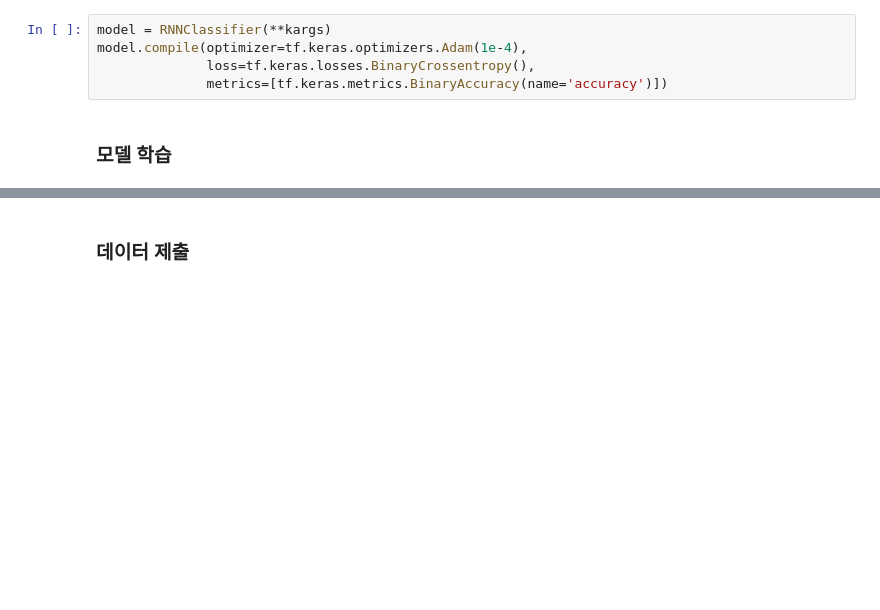
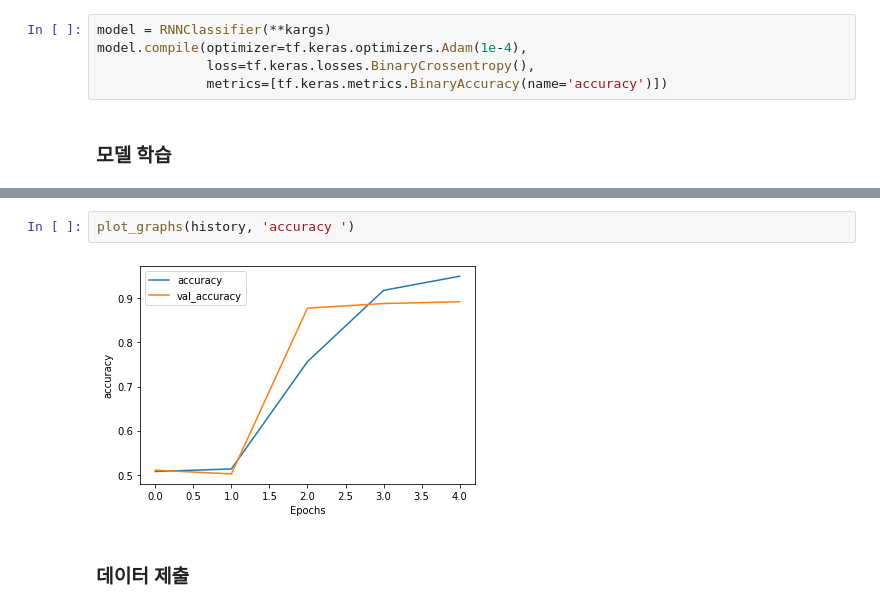
Before and after one commit to wiv33/A-Learning-python, a Jupyter notebook: machine-learning/_000_hello_machine/_001_books/_006_tf2_ml_nlp/_012_aclimdb_v1_탐색적_데이터_분석/_000_kaggle_movie_review/_002_kaggle_movie_review.ipynb, the cells around one changed output, grey strips where cells are left out. Cells and saved outputs as stored; diff of their text form; blank space fills up the shorter version.

```diff
--- a/machine-learning/_000_hello_machine/_001_books/_006_tf2_ml_nlp/_012_aclimdb_v1_탐색적_데이터_분석/_000_kaggle_movie_review/_002_kaggle_movie_review.ipynb
+++ b/machine-learning/_000_hello_machine/_001_books/_006_tf2_ml_nlp/_012_aclimdb_v1_탐색적_데이터_분석/_000_kaggle_movie_review/_002_kaggle_movie_review.ipynb
@@ -1322,3 +1317,7 @@ plt.plot(df[['val_accuracy', 'val_loss']])
+# %%
+plot_graphs(history, 'accuracy ')
+# %% [output]
+[figure, added]
 # %% [markdown]
 ### 데이터 제출
 # %%
```
Also changed, not shown: parts of 22 cells of this notebook.
